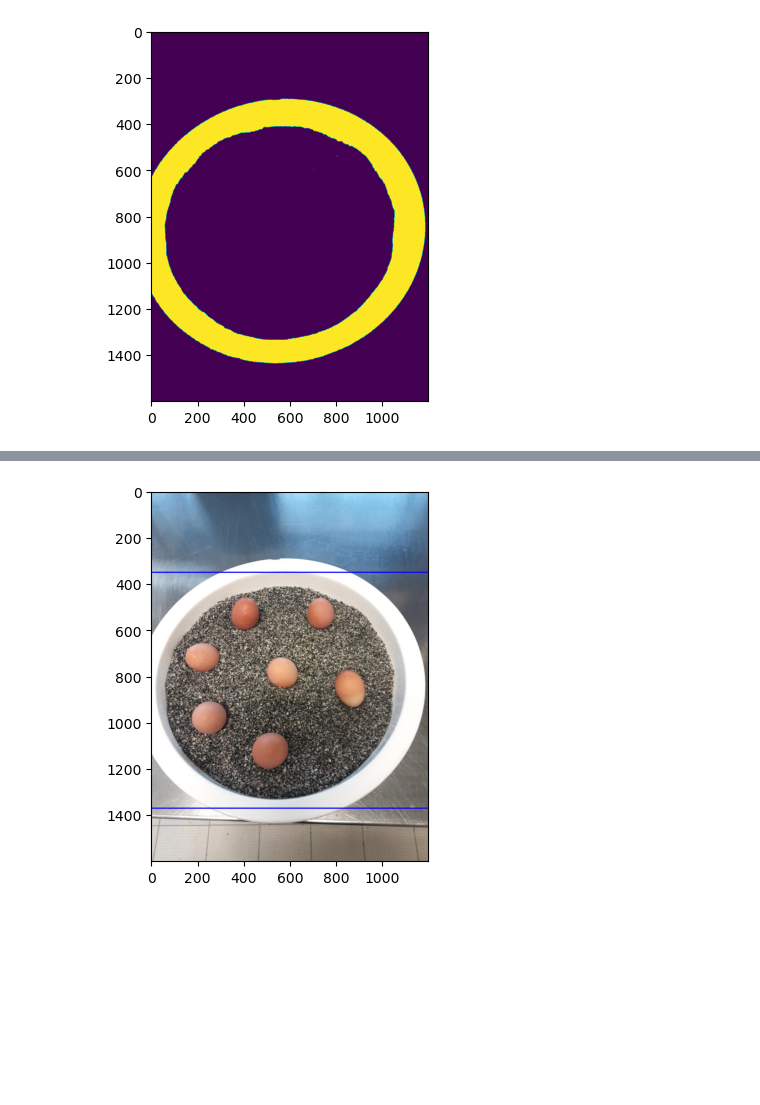
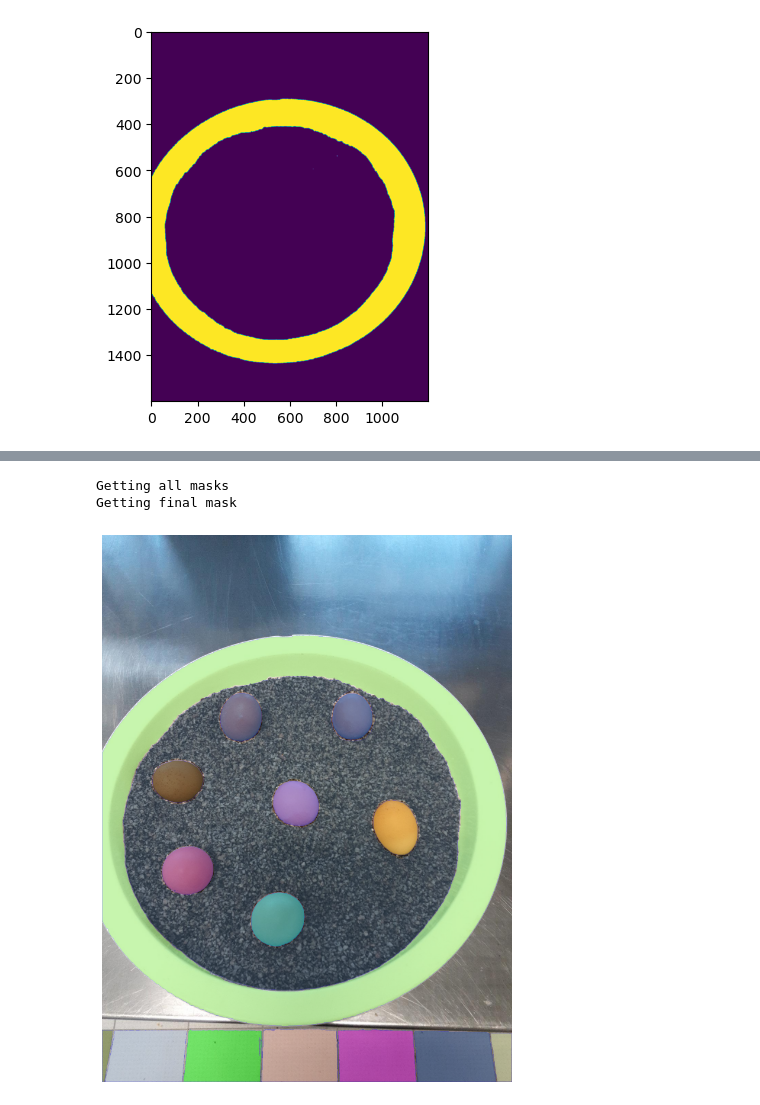
Before and after one commit to bigmb/mb_annotation, a Jupyter notebook: examples_boundingbox.ipynb, the cells around one changed output, grey strips where cells are left out. Cells and saved outputs as stored; diff of their text form; code cells hidden in the pictures; blank space fills up the shorter version.

```diff
--- a/examples_boundingbox.ipynb
+++ b/examples_boundingbox.ipynb
@@ -55,10 +81,16 @@ mask_bbox
-# %%
-import cv2
-img = cv2.imread("/home/malav/Downloads/boilled_eggs.jpeg")
-img = cv2.cvtColor(img, cv2.COLOR_BGR2RGB)
-cv2.rectangle(img, (int(mask_bbox[0]),int(mask_bbox[1])), (int(mask_bbox[2]),int(mask_bbox[3])), (0, 0, 255), 4)
-cv2.putText(img, "container", (int(mask_bbox[1]),int(mask_bbox[0])), cv2.FONT_HERSHEY_SIMPLEX, 1, (0, 0, 255), 2)
-plt.imshow(img)
-plt.show()
-# %% [output]
-[figure, removed]
+# %%
+mask_full = get_all_masks(image_path="/home/malav/Downloads/boilled_eggs.jpeg",sam2_checkpoint='/home/malav/Desktop/segment-anything-2/checkpoints/sam2_hiera_small.pt',model_cfg='./sam2_hiera_s.yaml')
+# %% [output]
+Getting all masks
+Getting final mask
+# %%
+import cv2
+image = cv2.imread("/home/malav/Downloads/boilled_eggs.jpeg")
+image = cv2.cvtColor(image, cv2.COLOR_BGR2RGB)
+plt.figure(figsize=(12,12))
+plt.imshow(image)
+show_anns(mask_full)
+plt.axis('off')
+plt.show()
+# %% [output]
+[figure, added]
```
Also changed, not shown: parts of 10 cells of this notebook, 3 other files.
